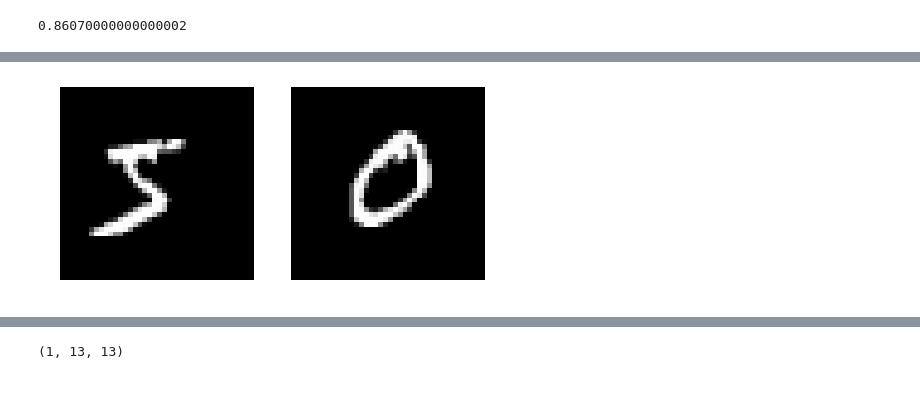
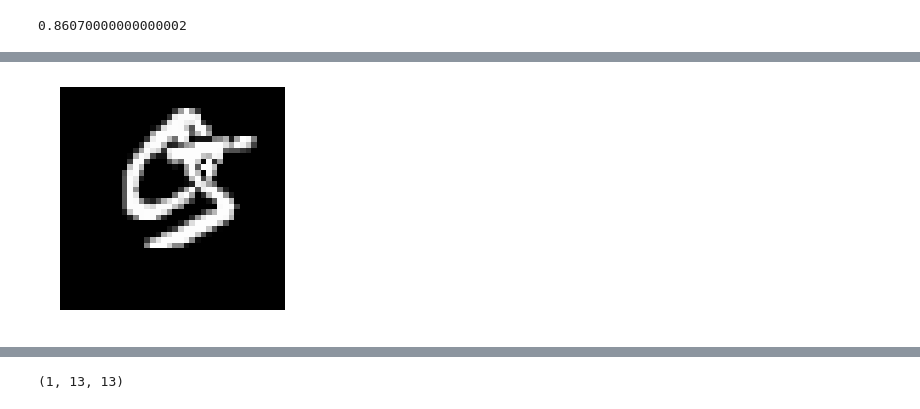
Before and after one commit to jiajunshen/MultipleDetection, a Jupyter notebook: ipythonNotebook/detector.ipynb, the cells around one changed output, grey strips where cells are left out. Saved outputs shown, nothing was run; the diff lists cells and outputs as text; code cells hidden in the pictures.

```diff
--- a/ipythonNotebook/detector.ipynb
+++ b/ipythonNotebook/detector.ipynb
@@ -59,4 +72,9 @@ data = createSampleTest(nSample=2)
+# %%
+frontSupport = np.array(data[0])
+frontSupport[frontSupport > 0] = 1
+frontSupport = 1 - frontSupport
+investigateData = data[0] + frontSupport * data[1]
 # %%
-gr.images(data)
+gr.images(investigateData)
 # %% [output]
-[figure, old version]
+[figure, new version]
```
Also changed, not shown: parts of 36 cells of this notebook.
